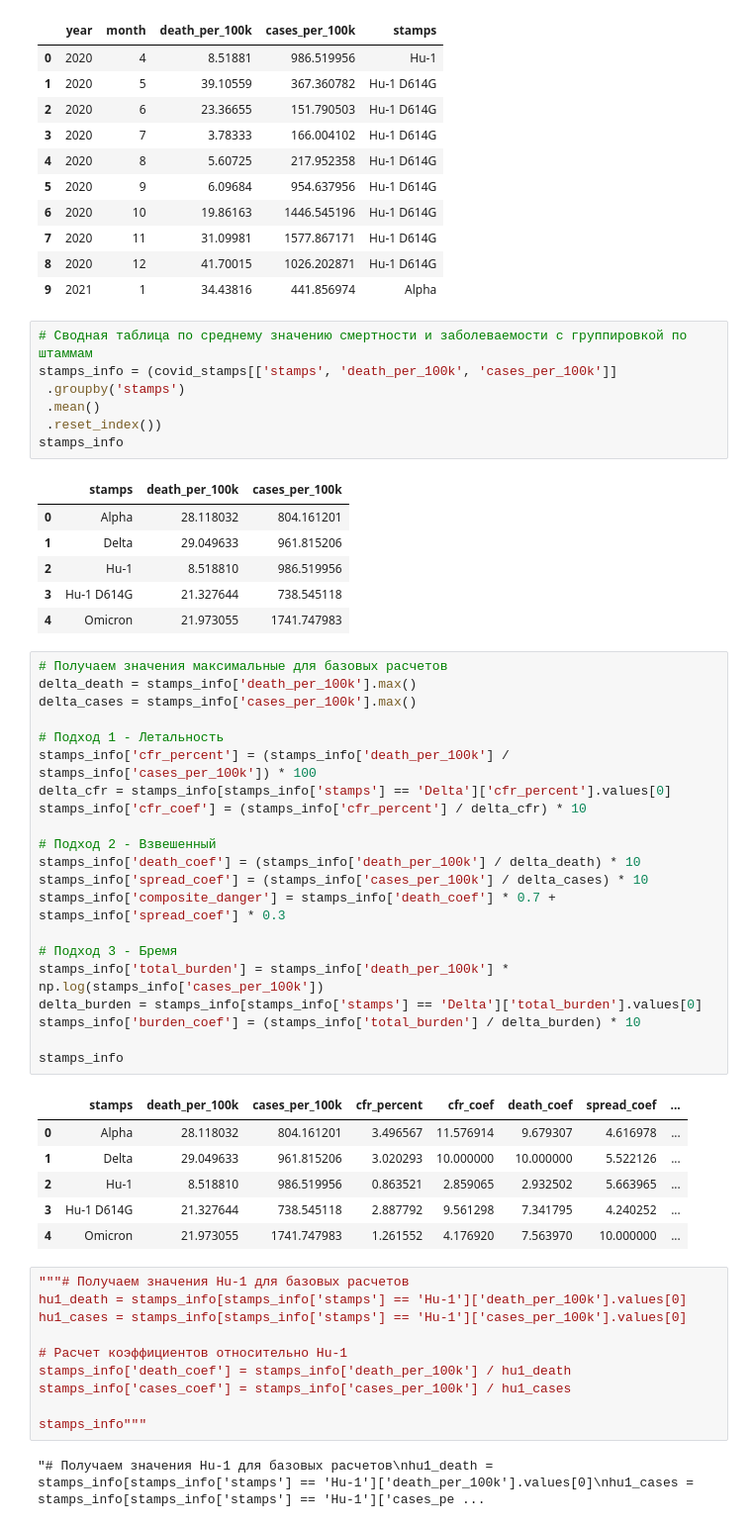
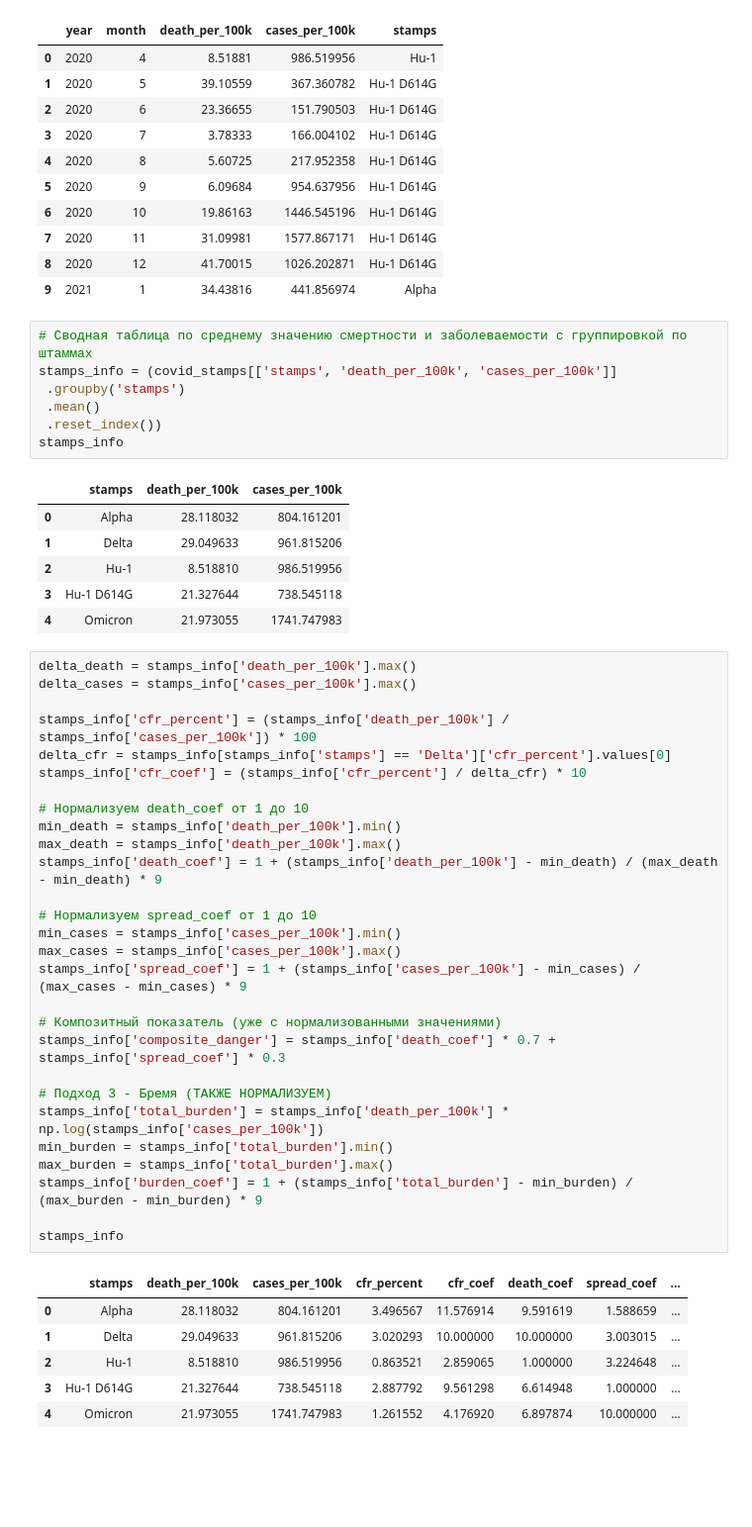
Before and after one commit to JesseHeisenberg/covid_19_statistic, a Jupyter notebook: main (2).ipynb, the cells around one changed output. Shown at 99% size. Saved outputs shown, nothing was run; the diff lists cells and outputs as text; blank space fills up the shorter version.

Commit message:
Пересчитал данные по коэффициенту смертности и заболеваемости.

```diff
--- a/main (2).ipynb
+++ b/main (2).ipynb
@@ -672,7 +672,7 @@ covid_stamps.head(10)
 | 8 | 2020 | 12 | 41.70015 | 1026.202871 | Hu-1 D614G |
 | 9 | 2021 | 1 | 34.43816 | 441.856974 | Alpha |
 # %%
-# Сводная таблица по среднему значению смертности и заболеваемости с группировкой по штаммам
+# Сводная таблица по среднему значению смертности и заболеваемости с группировкой по штаммах
 stamps_info = (covid_stamps[['stamps', 'death_per_100k', 'cases_per_100k']]
  .groupby('stamps')
  .mean()
@@ -685,43 +685,38 @@ stamps_info
 | 2 | Hu-1 | 8.518810 | 986.519956 |
 | 3 | Hu-1 D614G | 21.327644 | 738.545118 |
 | 4 | Omicron | 21.973055 | 1741.747983 |
-# %%
-# Получаем значения максимальные для базовых расчетов
-delta_death = stamps_info['death_per_100k'].max()
-delta_cases = stamps_info['cases_per_100k'].max()
-
-# Подход 1 - Летальность
-stamps_info['cfr_percent'] = (stamps_info['death_per_100k'] / stamps_info['cases_per_100k']) * 100
-delta_cfr = stamps_info[stamps_info['stamps'] == 'Delta']['cfr_percent'].values[0]
-stamps_info['cfr_coef'] = (stamps_info['cfr_percent'] / delta_cfr) * 10
-
-# Подход 2 - Взвешенный
-stamps_info['death_coef'] = (stamps_info['death_per_100k'] / delta_death) * 10
-stamps_info['spread_coef'] = (stamps_info['cases_per_100k'] / delta_cases) * 10
-stamps_info['composite_danger'] = stamps_info['death_coef'] * 0.7 + stamps_info['spread_coef'] * 0.3
-
-# Подход 3 - Бремя
-stamps_info['total_burden'] = stamps_info['death_per_100k'] * np.log(stamps_info['cases_per_100k'])
-delta_burden = stamps_info[stamps_info['stamps'] == 'Delta']['total_burden'].values[0]
-stamps_info['burden_coef'] = (stamps_info['total_burden'] / delta_burden) * 10
-
-stamps_info
-# %% [output]
-|  | stamps | death_per_100k | cases_per_100k | cfr_percent | cfr_coef | death_coef | spread_coef | ... |
-| 0 | Alpha | 28.118032 | 804.161201 | 3.496567 | 11.576914 | 9.679307 | 4.616978 | ... |
-| 1 | Delta | 29.049633 | 961.815206 | 3.020293 | 10.000000 | 10.000000 | 5.522126 | ... |
-| 2 | Hu-1 | 8.518810 | 986.519956 | 0.863521 | 2.859065 | 2.932502 | 5.663965 | ... |
-| 3 | Hu-1 D614G | 21.327644 | 738.545118 | 2.887792 | 9.561298 | 7.341795 | 4.240252 | ... |
-| 4 | Omicron | 21.973055 | 1741.747983 | 1.261552 | 4.176920 | 7.563970 | 10.000000 | ... |
-# %%
-"""# Получаем значения Hu-1 для базовых расчетов
-hu1_death = stamps_info[stamps_info['stamps'] == 'Hu-1']['death_per_100k'].values[0]
-hu1_cases = stamps_info[stamps_info['stamps'] == 'Hu-1']['cases_per_100k'].values[0]
-
-# Расчет коэффициентов относительно Hu-1
-stamps_info['death_coef'] = stamps_info['death_per_100k'] / hu1_death
-stamps_info['cases_coef'] = stamps_info['cases_per_100k'] / hu1_cases
-
-stamps_info"""
-# %% [output]
-"# Получаем значения Hu-1 для базовых расчетов\nhu1_death = stamps_info[stamps_info['stamps'] == 'Hu-1']['death_per_100k'].values[0]\nhu1_cases = stamps_info[stamps_info['stamps'] == 'Hu-1']['cases_pe ...
+# %%
+delta_death = stamps_info['death_per_100k'].max()
+delta_cases = stamps_info['cases_per_100k'].max()
+
+stamps_info['cfr_percent'] = (stamps_info['death_per_100k'] / stamps_info['cases_per_100k']) * 100
+delta_cfr = stamps_info[stamps_info['stamps'] == 'Delta']['cfr_percent'].values[0]
+stamps_info['cfr_coef'] = (stamps_info['cfr_percent'] / delta_cfr) * 10
+
+# Нормализуем death_coef от 1 до 10
+min_death = stamps_info['death_per_100k'].min()
+max_death = stamps_info['death_per_100k'].max()
+stamps_info['death_coef'] = 1 + (stamps_info['death_per_100k'] - min_death) / (max_death - min_death) * 9
+
+# Нормализуем spread_coef от 1 до 10
+min_cases = stamps_info['cases_per_100k'].min()
+max_cases = stamps_info['cases_per_100k'].max()
+stamps_info['spread_coef'] = 1 + (stamps_info['cases_per_100k'] - min_cases) / (max_cases - min_cases) * 9
+
+# Композитный показатель (уже с нормализованными значениями)
+stamps_info['composite_danger'] = stamps_info['death_coef'] * 0.7 + stamps_info['spread_coef'] * 0.3
+
+# Подход 3 - Бремя (ТАКЖЕ НОРМАЛИЗУЕМ)
+stamps_info['total_burden'] = stamps_info['death_per_100k'] * np.log(stamps_info['cases_per_100k'])
+min_burden = stamps_info['total_burden'].min()
+max_burden = stamps_info['total_burden'].max()
+stamps_info['burden_coef'] = 1 + (stamps_info['total_burden'] - min_burden) / (max_burden - min_burden) * 9
+
+stamps_info
+# %% [output]
+|  | stamps | death_per_100k | cases_per_100k | cfr_percent | cfr_coef | death_coef | spread_coef | ... |
+| 0 | Alpha | 28.118032 | 804.161201 | 3.496567 | 11.576914 | 9.591619 | 1.588659 | ... |
+| 1 | Delta | 29.049633 | 961.815206 | 3.020293 | 10.000000 | 10.000000 | 3.003015 | ... |
+| 2 | Hu-1 | 8.518810 | 986.519956 | 0.863521 | 2.859065 | 1.000000 | 3.224648 | ... |
+| 3 | Hu-1 D614G | 21.327644 | 738.545118 | 2.887792 | 9.561298 | 6.614948 | 1.000000 | ... |
+| 4 | Omicron | 21.973055 | 1741.747983 | 1.261552 | 4.176920 | 6.897874 | 10.000000 | ... |
```
Also changed, not shown: parts of 3 cells of this notebook.
